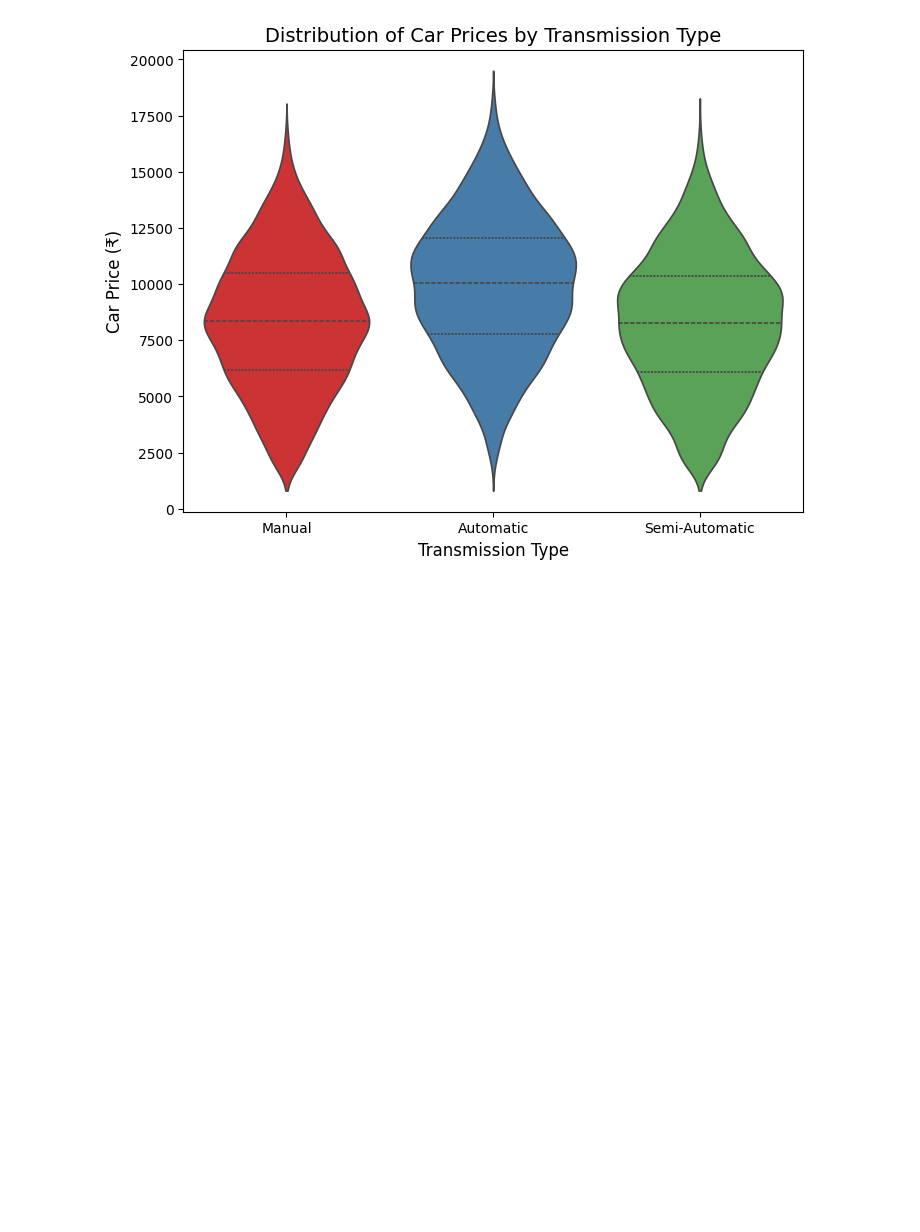
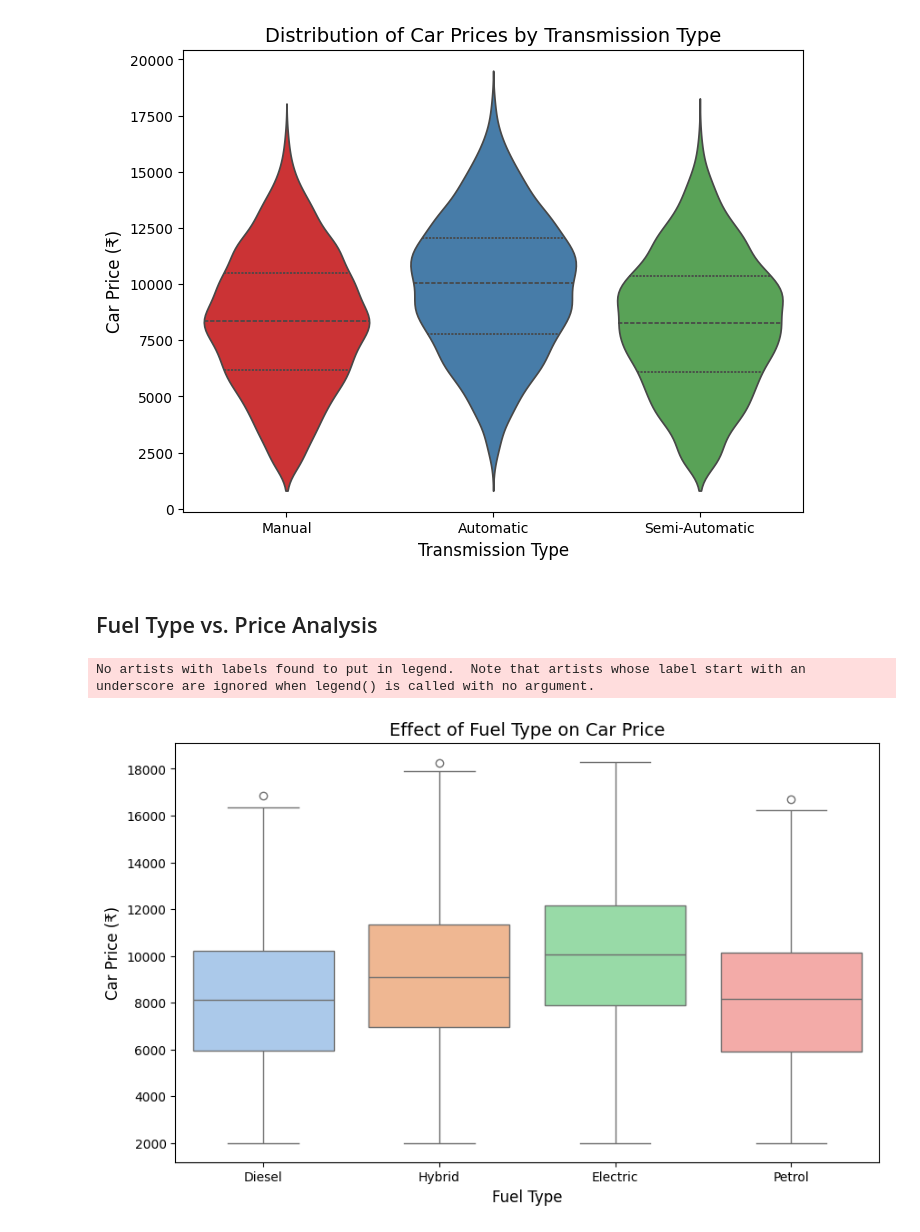
Before and after one commit to devarshi002/Car_price_data_analysis, a Jupyter notebook: test.ipynb, the cells around one changed output. Drawn from its saved outputs; the diff is of its cells as text; code cells hidden in the pictures; blank space fills up the shorter version.

```diff
--- a/test.ipynb
+++ b/test.ipynb
@@ -291,3 +291,29 @@ plt.show()
 # %% [output]
 Passing `palette` without assigning `hue` is deprecated and will be removed in v0.14.0. Assign the `x` variable to `hue` and set `legend=False` for the same effect.
 [figure]
+# %% [markdown]
+## Fuel Type vs. Price Analysis
+# %%
+# Import required libraries
+import seaborn as sns
+import matplotlib.pyplot as plt
+
+# Set figure size
+plt.figure(figsize=(10, 6))
+
+# Boxplot with correct hue usage
+sns.boxplot(x=df["Fuel_Type"], y=df["Price"], hue=df["Fuel_Type"], palette="pastel", dodge=False)
+
+# Labels and title
+plt.xlabel("Fuel Type", fontsize=12)
+plt.ylabel("Car Price (₹)", fontsize=12)
+plt.title("Effect of Fuel Type on Car Price", fontsize=14)
+
+# Hide legend (redundant because colors match x-axis labels)
+plt.legend().remove()
+
+# Show the plot
+plt.show()
+# %% [output]
+No artists with labels found to put in legend.  Note that artists whose label start with an underscore are ignored when legend() is called with no argument.
+[figure, added]
```
